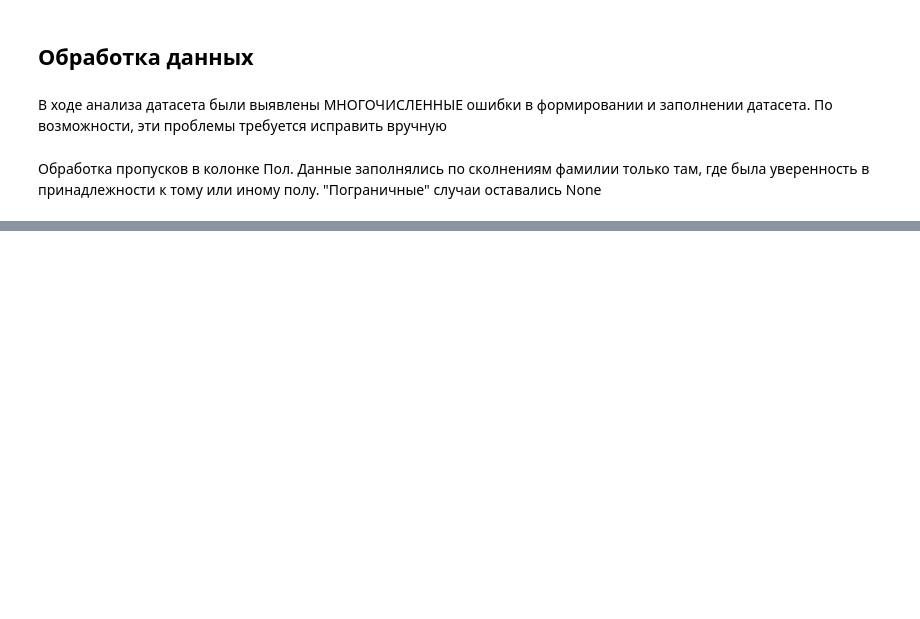
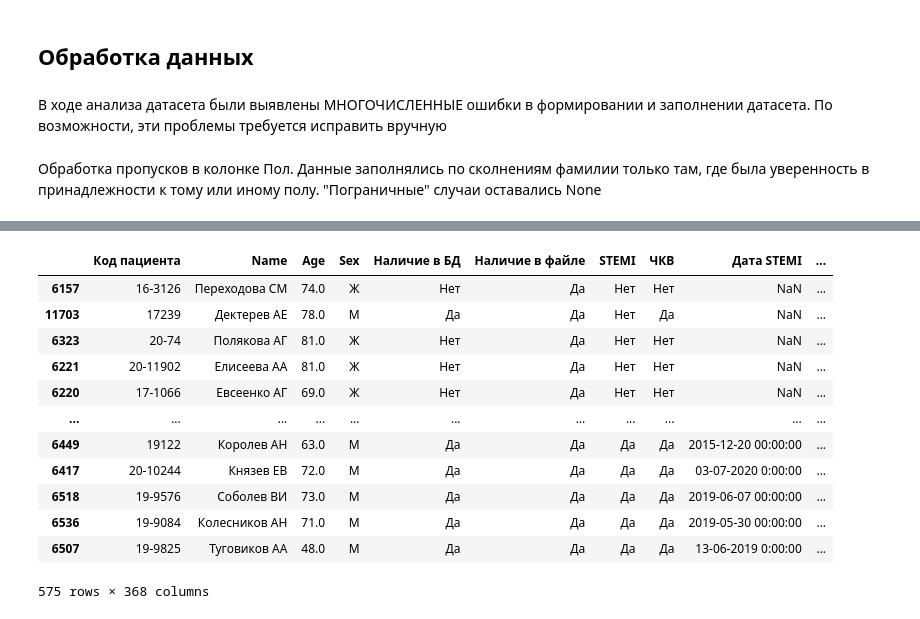
Before and after one commit to aaddssww156/phd, a Jupyter notebook: notebooks/table/data_cleaning.ipynb, the cells around one changed output, grey strips where cells are left out. Drawn from its saved outputs; the diff is of its cells as text; code cells hidden in the pictures; blank space fills up the shorter version.

```diff
--- a/notebooks/table/data_cleaning.ipynb
+++ b/notebooks/table/data_cleaning.ipynb
@@ -182,0 +545,18 @@ Name: count, dtype: int64
+# %%
+dead = table_data[table_data["Смерть"] == "Да"]
+# %%
+dead
+# %% [output]
+|  | Код пациента | Name | Age | Sex | Наличие в БД | Наличие в файле | STEMI | ЧКВ | Дата STEMI | ... |
+| 6157 | 16-3126 | Переходова СМ | 74.0 | Ж | Нет | Да | Нет | Нет | NaN | ... |
+| 11703 | 17239 | Дектерев АЕ | 78.0 | М | Да | Да | Нет | Да | NaN | ... |
+| 6323 | 20-74 | Полякова АГ | 81.0 | Ж | Нет | Да | Нет | Нет | NaN | ... |
+| 6221 | 20-11902 | Елисеева АА | 81.0 | Ж | Нет | Да | Нет | Нет | NaN | ... |
+| 6220 | 17-1066 | Евсеенко АГ | 69.0 | Ж | Нет | Да | Нет | Нет | NaN | ... |
+| ... | ... | ... | ... | ... | ... | ... | ... | ... | ... | ... |
+| 6449 | 19122 | Королев АН | 63.0 | М | Да | Да | Да | Да | 2015-12-20 00:00:00 | ... |
+| 6417 | 20-10244 | Князев ЕВ | 72.0 | М | Да | Да | Да | Да | 03-07-2020 0:00:00 | ... |
+| 6518 | 19-9576 | Соболев ВИ | 73.0 | М | Да | Да | Да | Да | 2019-06-07 00:00:00 | ... |
+| 6536 | 19-9084 | Колесников АН | 71.0 | М | Да | Да | Да | Да | 2019-05-30 00:00:00 | ... |
+| 6507 | 19-9825 | Туговиков АА | 48.0 | М | Да | Да | Да | Да | 13-06-2019 0:00:00 | ... |
+575 rows × 368 columns
```
Also changed, not shown: parts of 53 cells of this notebook.
